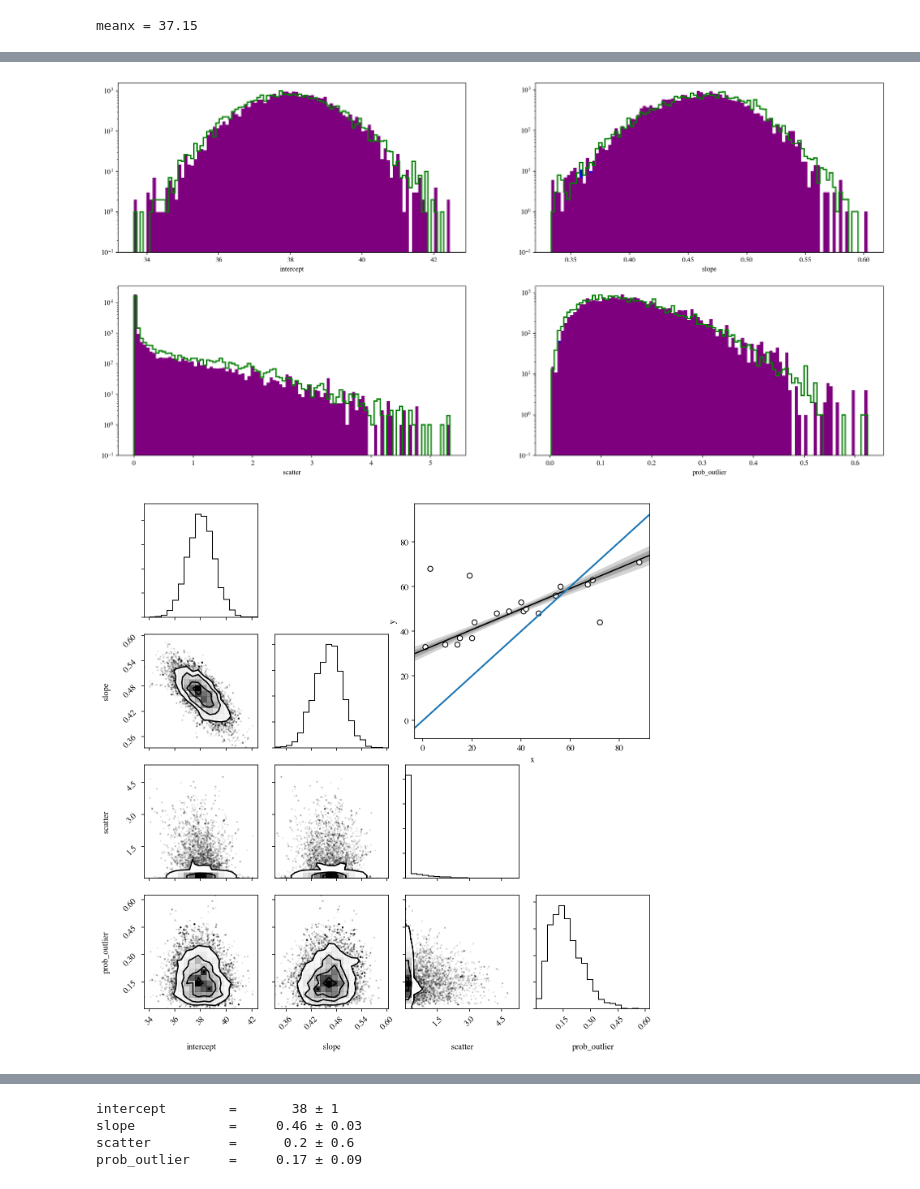
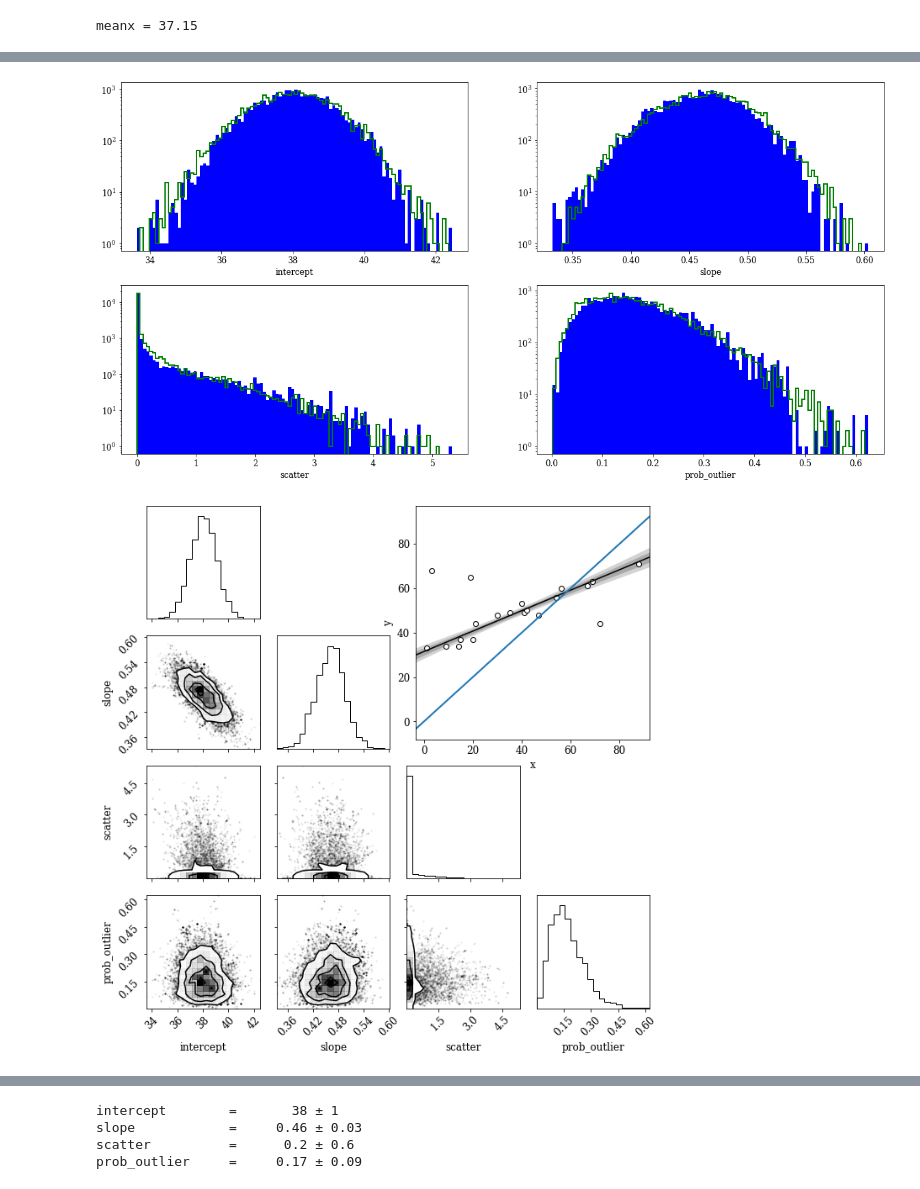
Before and after one commit to mpags-python/examples, a Jupyter notebook: emcee/fitting_a_line_with_emcee.ipynb, the cells around one changed output, grey strips where cells are left out. Drawn from its saved outputs; the diff is of its cells as text; code cells hidden in the pictures.

```diff
--- a/emcee/fitting_a_line_with_emcee.ipynb
+++ b/emcee/fitting_a_line_with_emcee.ipynb
@@ -224,29 +224,27 @@ for i, p in enumerate(par):
 # %%
 # convert chains into samples for each parameter
 # clip chains with very low weights for normal method
-samples = get_samples(sampler, nburn, minweight=1e-15)
-samples_full = get_samples(sampler, nburn)
+samples = get_samples(sampler, nburn)
 samples_pt = get_samples(sampler_pt, nburn)
 # %%
 # examine parameter histograms and compare normal and parallel methods
 plt.figure(figsize=[20,10])
 for i, p in enumerate(par):
     plt.subplot(2,(ndim+1)//2,i+1)
-    n, b, patches = plt.hist(samples_full[:,i], bins=100, color='b', histtype='stepfilled', log=True)
-    plt.hist(samples[:,i], bins=b, color='r', histtype='stepfilled', alpha=0.5)
+    n, b, patches = plt.hist(samples[:,i], bins=100, color='b', histtype='stepfilled', log=True)
     plt.hist(samples_pt[:,i], bins=b, color='g', histtype='step', lw=2)
     plt.xlabel(p)
 # %% [output]
-[figure, old version]
+[figure, new version]
 # %%
 # create mega plot for normal method
-corner.corner(samples_full, labels=par)
+corner.corner(samples, labels=par)
 ax = plt.subplot(2, 2, 2)
 plot_MCMC_model(ax, x, y, samples)
 plt.plot([xmin, xmax], [xmin, xmax], lw=2)
 plt.subplots_adjust(wspace=0.15, hspace=0.15)
 # %% [output]
-[figure, old version]
+[figure, new version]
 # %%
 # create mega plot for parallel-tempered method
 corner.corner(samples_pt, labels=par)
```
Also changed, not shown: parts of 7 cells of this notebook, 9 other files.
